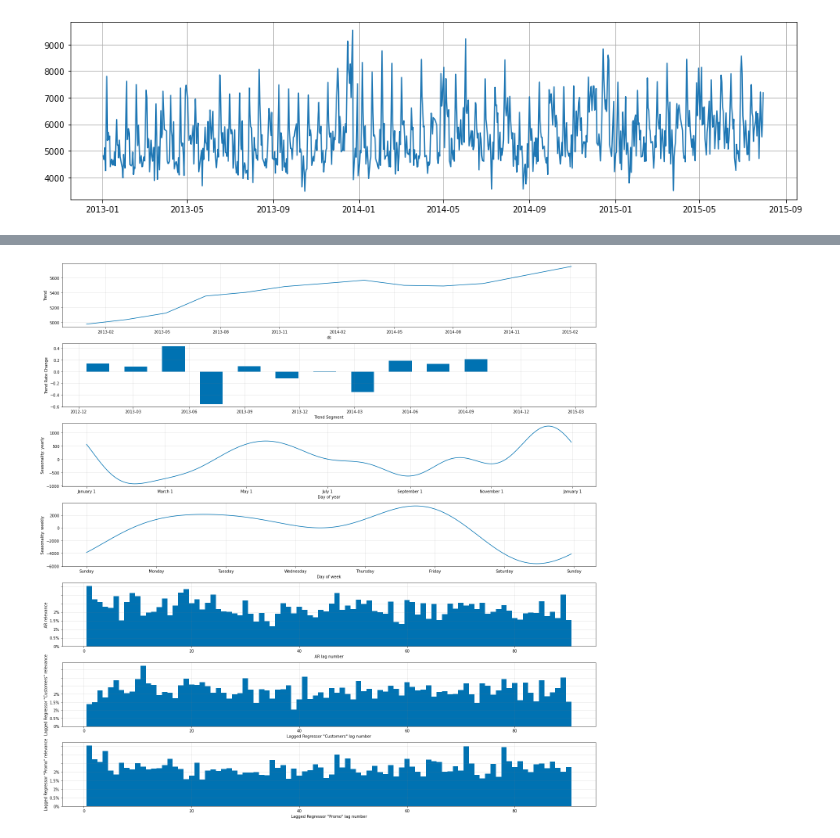
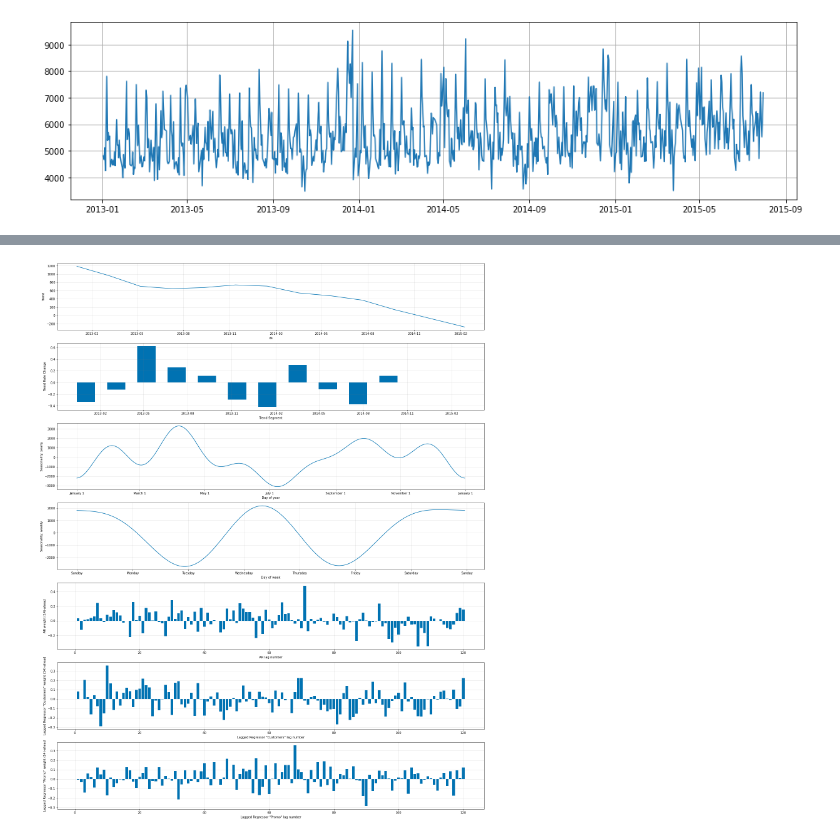
Before and after one commit to Sebastian1981/Time_Series_Sales_Prediction, a Jupyter notebook: ts_sales_prediction_fbneuralprophet.ipynb, the cells around one changed output, grey strips where cells are left out. Saved outputs shown, nothing was run; the diff lists cells and outputs as text; code cells hidden in the pictures.

```diff
--- a/ts_sales_prediction_fbneuralprophet.ipynb
+++ b/ts_sales_prediction_fbneuralprophet.ipynb
@@ -701,10 +701,15 @@ plt.grid('on')
 m = NeuralProphet(
     weekly_seasonality=True,
     yearly_seasonality=True,
-    n_lags=90,
+    n_lags=120,
+    num_hidden_layers=1,
+    #d_hidden=10,
     n_forecasts=14,
     learning_rate=0.001,
-    ar_reg=0.1,
+    loss_func='MSE',
+    trend_reg=.1,
+    seasonality_reg=.1,
+    ar_reg=1,
     epochs=200,
     batch_size=16
 )
@@ -829,0 +806,3 @@ plt.show()
+# %%
+m = m.highlight_nth_step_ahead_of_each_forecast(14)
+fig = m.plot_components(forecast, figsize=(20,25))
@@ -830,4 +811,4 @@ plt.show()
 # %%
-fig  = m.plot_parameters(figsize=(20,20))
+fig  = m.plot_parameters(figsize=(20,25))
 # %% [output]
-[figure, old version]
+[figure, new version]
```
Also changed, not shown: parts of 37 cells of this notebook.
